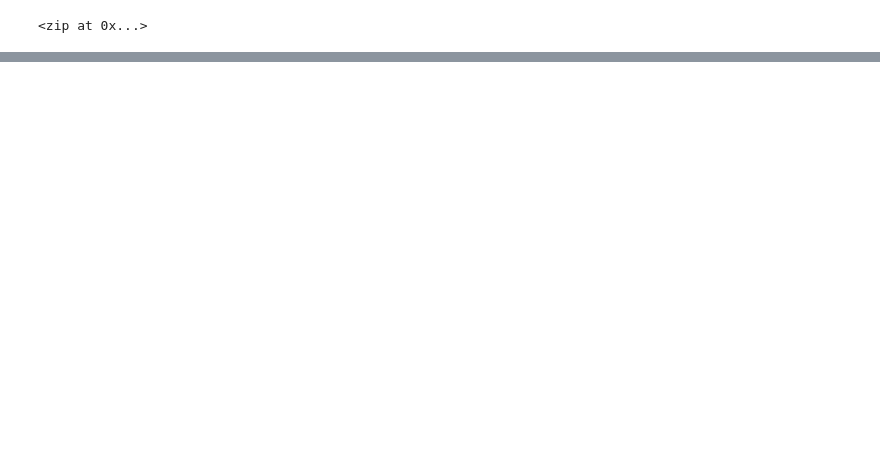
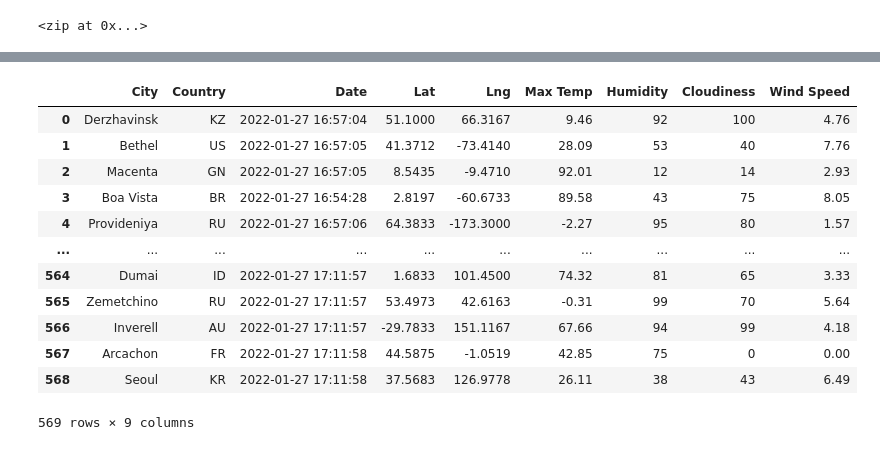
Before and after one commit to MischievousBadger/World_Weather_Analysis, a Jupyter notebook: WeatherPy.ipynb, the cells around one changed output, grey strips where cells are left out. Drawn from its saved outputs; the diff is of its cells as text; code cells hidden in the pictures; blank space fills up the shorter version.

Commit message:
modified gitignore and weatherpy files

```diff
--- a/WeatherPy.ipynb
+++ b/WeatherPy.ipynb
@@ -33,0 +40,3 @@ len(cities)
+# %%
+# Starting URL for Weather Map API Call.
+url = "http://api.openweathermap.org/data/2.5/weather?units=Imperial&APPID=" + weather_api_key
@@ -33,0 +131,4 @@ len(cities)
+# %%
+# Convert the array of dictionaries to a Pandas DataFrame.
+city_data_df = pd.DataFrame(city_data)
+city_data_df.head(10)
@@ -33,0 +147,19 @@ len(cities)
+# %%
+# Reorder columns in DataFrame
+new_column_order = ['City', 'Country', 'Date', 'Lat', 'Lng', 'Max Temp', 'Humidity', 'Cloudiness', 'Wind Speed']
+city_data_df = city_data_df[new_column_order]
+city_data_df
+# %% [output]
+|  | City | Country | Date | Lat | Lng | Max Temp | Humidity | Cloudiness | Wind Speed |
+| 0 | Derzhavinsk | KZ | 2022-01-27 16:57:04 | 51.1000 | 66.3167 | 9.46 | 92 | 100 | 4.76 |
+| 1 | Bethel | US | 2022-01-27 16:57:05 | 41.3712 | -73.4140 | 28.09 | 53 | 40 | 7.76 |
+| 2 | Macenta | GN | 2022-01-27 16:57:05 | 8.5435 | -9.4710 | 92.01 | 12 | 14 | 2.93 |
+| 3 | Boa Vista | BR | 2022-01-27 16:54:28 | 2.8197 | -60.6733 | 89.58 | 43 | 75 | 8.05 |
+| 4 | Provideniya | RU | 2022-01-27 16:57:06 | 64.3833 | -173.3000 | -2.27 | 95 | 80 | 1.57 |
+| ... | ... | ... | ... | ... | ... | ... | ... | ... | ... |
+| 564 | Dumai | ID | 2022-01-27 17:11:57 | 1.6833 | 101.4500 | 74.32 | 81 | 65 | 3.33 |
+| 565 | Zemetchino | RU | 2022-01-27 17:11:57 | 53.4973 | 42.6163 | -0.31 | 99 | 70 | 5.64 |
+| 566 | Inverell | AU | 2022-01-27 17:11:57 | -29.7833 | 151.1167 | 67.66 | 94 | 99 | 4.18 |
+| 567 | Arcachon | FR | 2022-01-27 17:11:58 | 44.5875 | -1.0519 | 42.85 | 75 | 0 | 0.00 |
+| 568 | Seoul | KR | 2022-01-27 17:11:58 | 37.5683 | 126.9778 | 26.11 | 38 | 43 | 6.49 |
+569 rows × 9 columns
```
Also changed, not shown: parts of 7 cells of this notebook, 2 other files.
